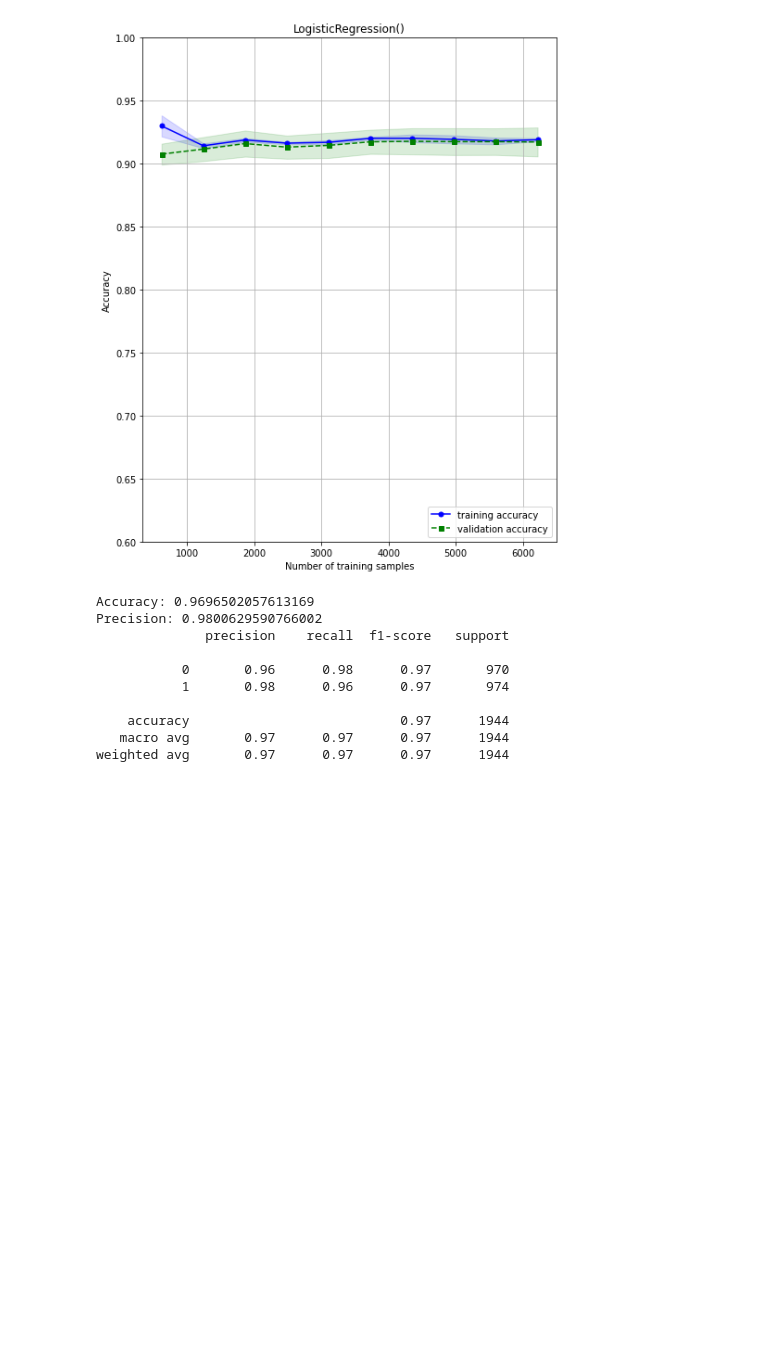
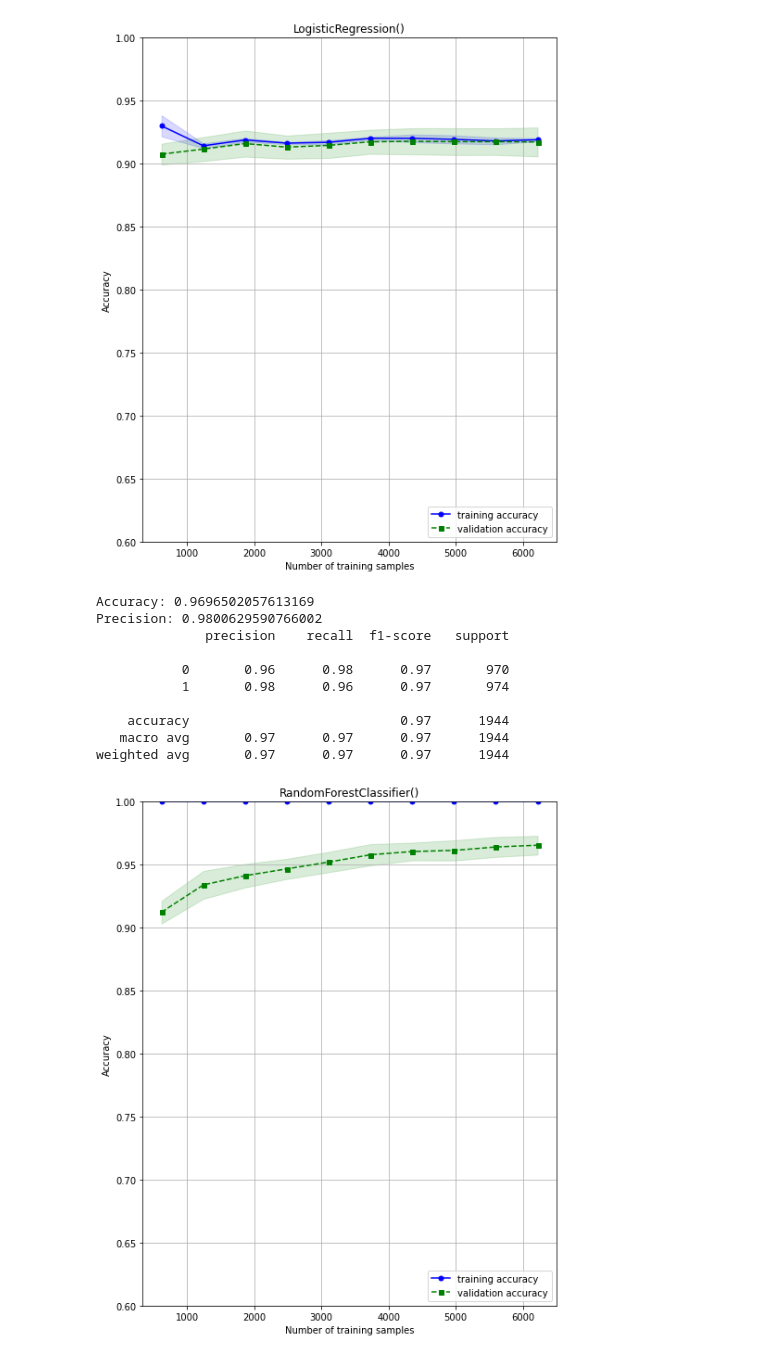
Before and after one commit to meng-86/Project-4, a Jupyter notebook: Stroke_model_3.ipynb, the cells around one changed output. Drawn from its saved outputs; the diff is of its cells as text; code cells hidden in the pictures; blank space fills up the shorter version.

```diff
--- a/Stroke_model_3.ipynb
+++ b/Stroke_model_3.ipynb
@@ -329,3 +329,7 @@ Precision: 0.9800629590766002
     accuracy                           0.97      1944
    macro avg       0.97      0.97      0.97      1944
 weighted avg       0.97      0.97      0.97      1944
+# %%
+plot_learning_curve(RF, X_train, y_train)
+# %% [output]
+[figure, added]
```
Also changed, not shown: parts of 4 cells of this notebook.
